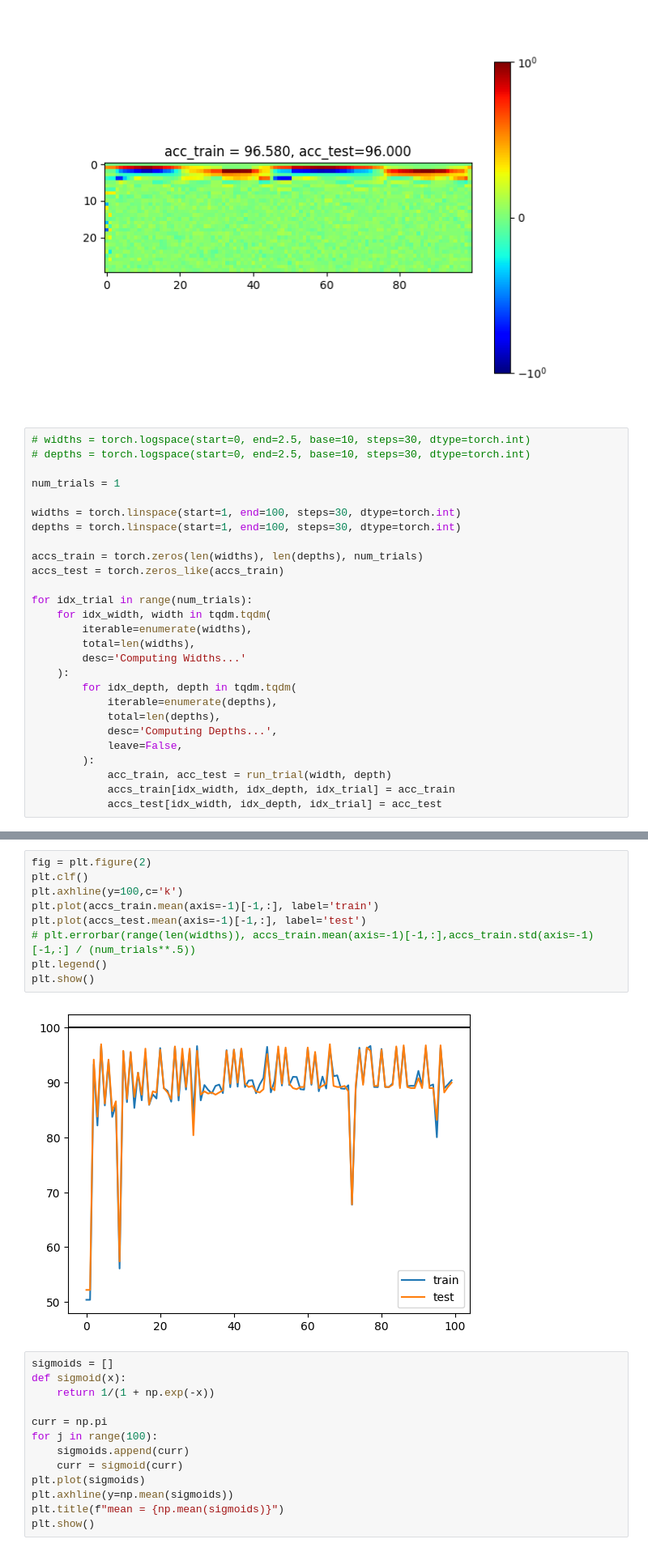
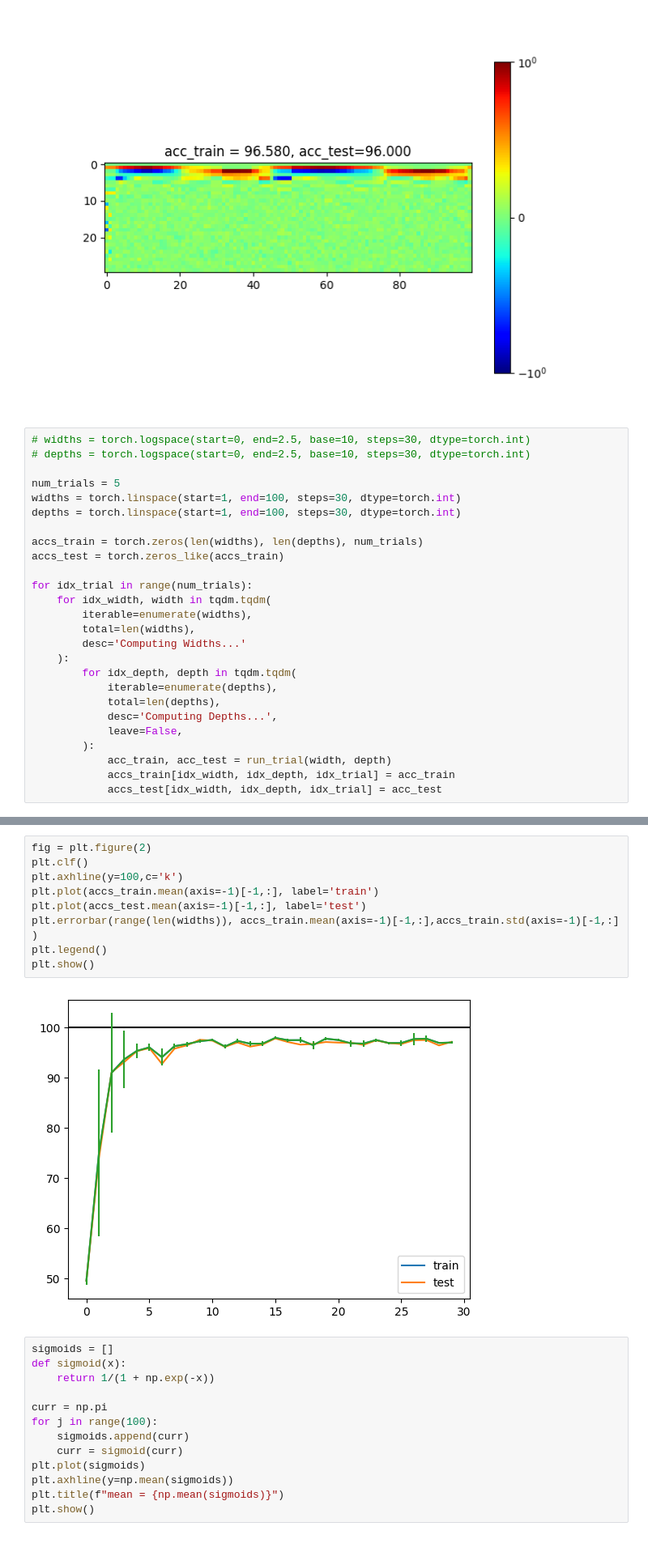
Before and after one commit to Fritz17236/untitled, a Jupyter notebook: xor/xor_proof_of_concept.ipynb, the cells around one changed output, grey strips where cells are left out. Shown: that part at 81% size. Saved outputs shown, nothing was run; the diff lists cells and outputs as text.

```diff
--- a/xor/xor_proof_of_concept.ipynb
+++ b/xor/xor_proof_of_concept.ipynb
@@ -216,8 +216,7 @@ plt.show()
 # widths = torch.logspace(start=0, end=2.5, base=10, steps=30, dtype=torch.int)
 # depths = torch.logspace(start=0, end=2.5, base=10, steps=30, dtype=torch.int)
 
-num_trials = 1
-
+num_trials = 5
 widths = torch.linspace(start=1, end=100, steps=30, dtype=torch.int)
 depths = torch.linspace(start=1, end=100, steps=30, dtype=torch.int)
 
@@ -259,14 +275,14 @@ plt.show()
 # %%
 fig = plt.figure(2)
 plt.clf()
 plt.axhline(y=100,c='k')
 plt.plot(accs_train.mean(axis=-1)[-1,:], label='train')
 plt.plot(accs_test.mean(axis=-1)[-1,:], label='test')
-# plt.errorbar(range(len(widths)), accs_train.mean(axis=-1)[-1,:],accs_train.std(axis=-1)[-1,:] / (num_trials**.5))
+plt.errorbar(range(len(widths)), accs_train.mean(axis=-1)[-1,:],accs_train.std(axis=-1)[-1,:] )
 plt.legend()
 plt.show()
 # %% [output]
-[figure, old version]
+[figure, new version]
 # %%
 sigmoids = []
 def sigmoid(x):
```
Also changed, not shown: parts of 2 cells of this notebook, 4 other files.
